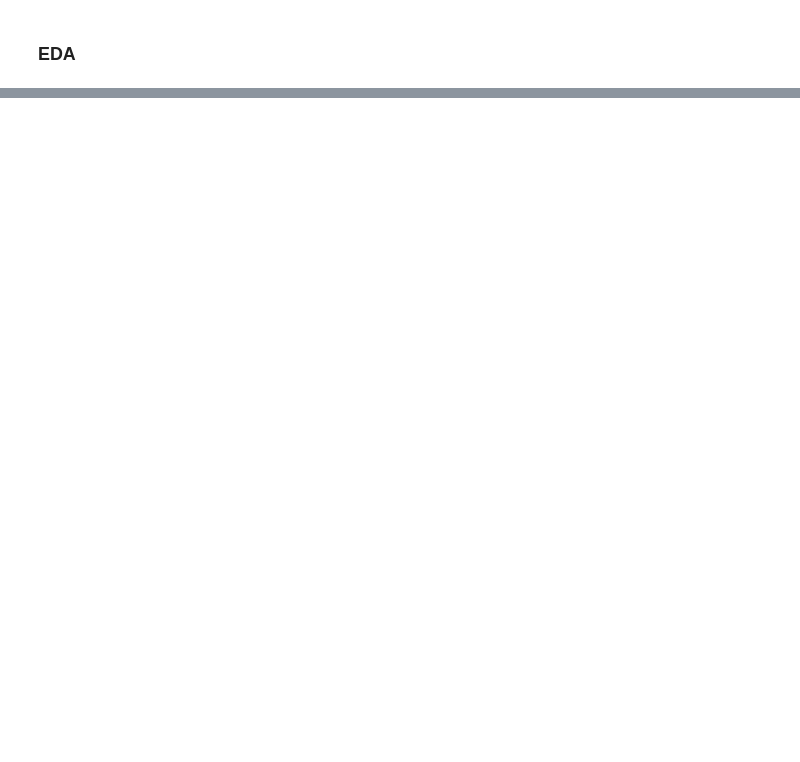
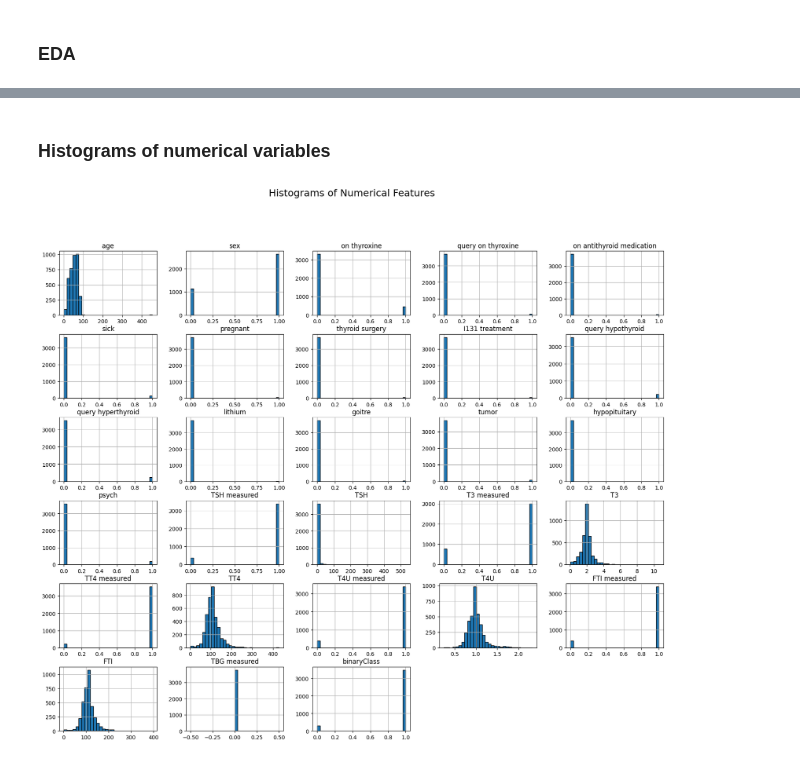
Before and after one commit to yadwink/Machine-Learning-Zoomcamp-2025, a Jupyter notebook: Capstone2_Project/notebook.ipynb, the cells around one changed output, grey strips where cells are left out. Cells and saved outputs as stored; diff of their text form; code cells hidden in the pictures; blank space fills up the shorter version.

```diff
--- a/Capstone2_Project/notebook.ipynb
+++ b/Capstone2_Project/notebook.ipynb
@@ -198,0 +260,2 @@ df.age = df.age.astype(int)
+# %%
+df["TBG measured"] = df["TBG measured"].fillna(0).astype(int)
@@ -198,0 +283,3 @@ df.age = df.age.astype(int)
+# %%
+df = df.drop(columns=["TBG"])
+df.info()
@@ -198,0 +306,2 @@ df.age = df.age.astype(int)
+# %%
+df[numeric_cols] = df[numeric_cols].fillna(df[numeric_cols].median())
@@ -199,2 +323,4 @@ df.age = df.age.astype(int)
+# %%
+df["sex"] = df["sex"].fillna(df["sex"].median())
 # %% [markdown]
 ### EDA
@@ -200,0 +347,14 @@ df.age = df.age.astype(int)
+# %% [markdown]
+### Histograms of numerical variables
+# %%
+numeric_cols = df.select_dtypes(include=["int64", "float64"]).columns
+
+df[numeric_cols].hist(
+    bins=30,
+    figsize=(20, 16),
+    edgecolor="black"
+)
+plt.suptitle("Histograms of Numerical Features", fontsize=18)
+plt.show()
+# %% [output]
+[figure, added]
```
Also changed, not shown: parts of 109 cells of this notebook.
